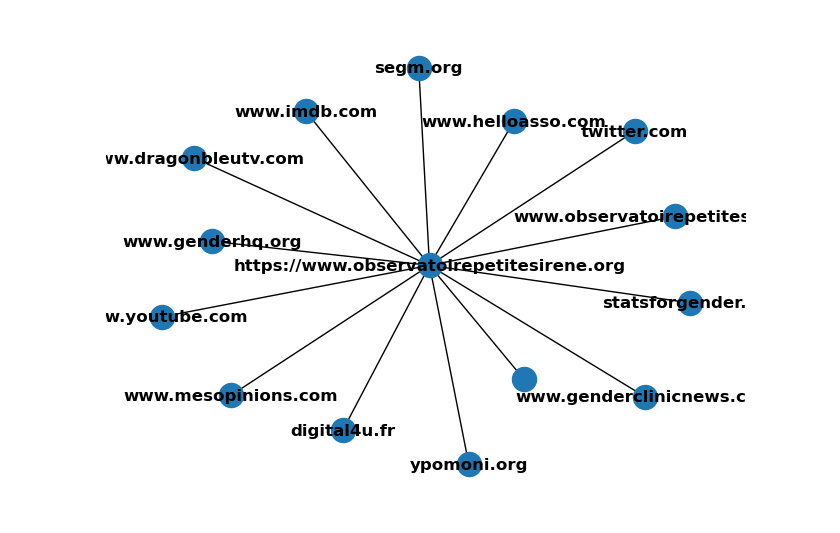
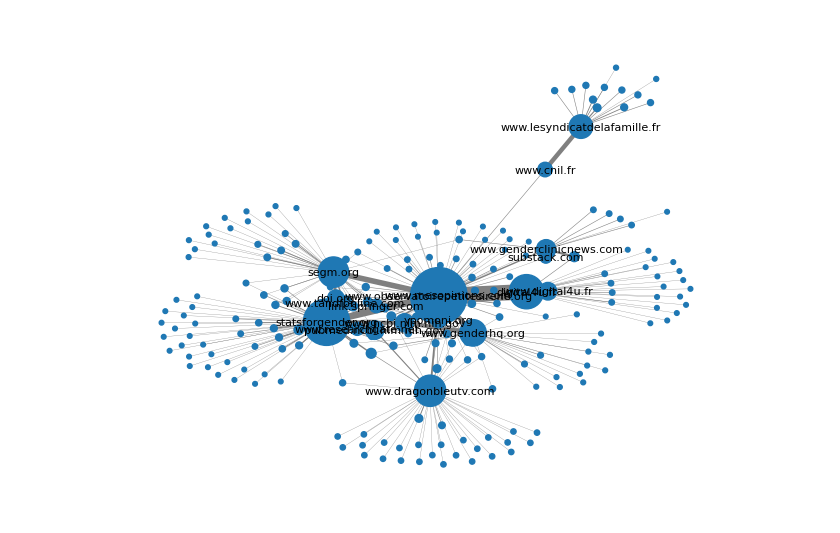
Before and after one commit to LeoMaurice/Conservative_mobilisation, a Jupyter notebook: scrapping_network.ipynb, the cells around one changed output. Drawn from its saved outputs; the diff is of its cells as text; code cells hidden in the pictures.

Commit message:
network with multiple seed

```diff
--- a/scrapping_network.ipynb
+++ b/scrapping_network.ipynb
@@ -21,12 +21,14 @@ def extract_links(url, main_domain):
             absolute_url = urljoin(url, link)
             parsed_url = urlparse(absolute_url)
             # Check if the link belongs to the main domain
-            if parsed_url.netloc != main_domain:
-                links.append(parsed_url.netloc)
+            if parsed_url.scheme !='mailto':
+                # faut il explorer les autres pages d'un même domain ou mettre un filtre
+                # main_domain != parsed_url.netloc ?
+                links.append(absolute_url)
 
     return links
 
-def build_network(seed_url, depth, graph=None):
+def build_network(seed_url, depth, domain_to_exclude=[], graph=None):
     if graph is None:
         graph = nx.Graph()
 
@@ -34,11 +36,17 @@ def build_network(seed_url, depth, graph=None):
         return graph
 
     try:
-        domain = urlparse(seed_website).scheme+"://"+urlparse(seed_website).netloc
+        domain = urlparse(seed_url).netloc
         links = extract_links(seed_url, domain)
         for link in links:
-            graph.add_edge(domain, link)
-            build_network(link, depth - 1, graph)
+            linked_domain = urlparse(link).netloc
+            if not(linked_domain in domain_to_exclude):
+                if domain != linked_domain:
+                    if graph.has_edge(domain, linked_domain):
+                        graph[domain][linked_domain]['weight'] += 1
+                    else:
+                        graph.add_edge(domain, linked_domain, weight = 1)
+                build_network(link, depth - 1, domain_to_exclude, graph)
     except requests.exceptions.RequestException as e:
         print(f"Error processing {seed_url}: {e}, for domain : {urlparse(seed_url)}, for URL : {seed_url}, for depth : {depth}")
 
@@ -74,7 +84,27 @@ Error processing digital4u.fr: Invalid URL 'digital4u.fr': No scheme supplied. P
 # %%
-# Visualization (optional)
-pos = nx.spring_layout(network_graph)
-nx.draw(network_graph, pos, with_labels=True, font_weight='bold')
+# Nodes to exclude from the calculation
+
+# Calculate PageRank scores excluding specified nodes
+pagerank_scores_with_exclusion = nx.pagerank(network_graph.subgraph(set(network_graph.nodes) - set(nodes_to_exclude)))
+pagerank_scores = pagerank_scores = nx.pagerank(network_graph)
+# Get the top 10 nodes based on PageRank scores
+top_10_nodes = sorted(pagerank_scores_with_exclusion, key=pagerank_scores.get, reverse=True)[:20]
+
+# Visualization with different edge sizes based on weights and labels of the top 10 nodes
+pos = nx.spring_layout(network_graph, k=0.1)
+edge_widths = [network_graph[u][v]['weight'] for u, v in network_graph.edges()]
+
+# Scale down the edge widths (adjust the scaling factor as needed)
+edge_widths = [width * 0.2 for width in edge_widths]
+
+node_sizes = [pagerank_scores[node] * 10000 for node in network_graph.nodes()]
+
+nx.draw(network_graph, pos, with_labels=False, font_weight='bold', width=edge_widths, node_size = node_sizes, edge_color='gray')
+
+# Display labels of the top 10 nodes
+labels = {node: node if node in top_10_nodes else '' for node in network_graph.nodes}
+nx.draw_networkx_labels(network_graph, pos, labels=labels, font_size=8)
+
 plt.show()
 # %% [output]
-[figure, old version]
+[figure, new version]
```
Also changed, not shown: parts of 2 cells of this notebook.
